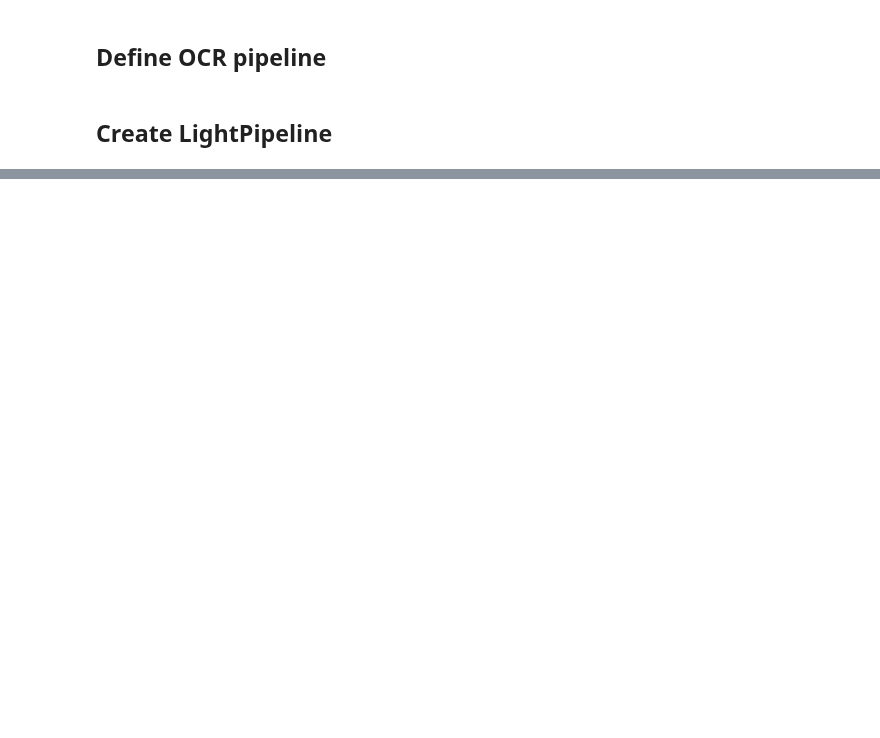
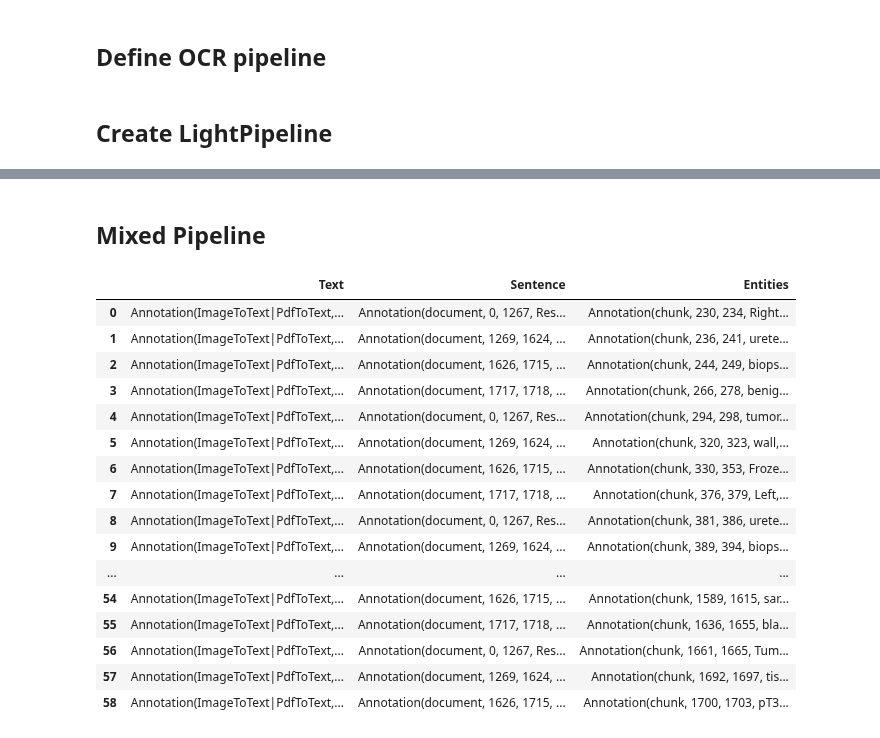
Before and after one commit to JohnSnowLabs/visual-nlp-workshop, a Jupyter notebook: jupyter/SparkOcrLightPipelines.ipynb, the cells around one changed output, grey strips where cells are left out. Drawn from its saved outputs; the diff is of its cells as text; code cells hidden in the pictures; blank space fills up the shorter version.

```diff
--- a/jupyter/SparkOcrLightPipelines.ipynb
+++ b/jupyter/SparkOcrLightPipelines.ipynb
@@ -31,7 +31,9 @@ from sparkocr import start
 if license:
     os.environ['JSL_OCR_LICENSE'] = license
 
-spark = start(secret=secret, jar_path=spark_ocr_jar_path)
+
+secret = '4.2.1-XYZXYZXYZXYZXYZXYZXYZXYZXYZ'
+spark = start(jar_path=spark_ocr_jar_path, nlp_secret=secret, nlp_jsl=True, nlp_version="4.2.1")
 spark
 # %% [output]
 Spark version: 3.2.1
@@ -43,5 +45,8 @@ Spark OCR version: 4.2.1rc1
 from pyspark.ml import PipelineModel
 from pyspark.sql.functions import *
 from sparkocr.transformers import *
+# %%
+import pkg_resources
+pdfs_path = pkg_resources.resource_filename('sparkocr', 'resources/ocr/pdfs/four_pages_clinical_note')
 # %%
-pdfs_path = "./pdfs"
+pdfs_path
@@ -87,0 +139,19 @@ result
+# %% [markdown]
+## Mixed Pipeline
+# %%
+# OCR pipeline
+from pyspark.ml import Pipeline, PipelineModel
+pipeline = Pipeline(stages=[
+    pdf_to_image,
+    ocr,
+    documentAssembler,
+    sentenceDetector,
+    tokenizer,
+    embeddings,
+    ner,
+    converter
+])
+
+empty_data = spark.createDataFrame([[b'', ""]]).toDF("content", "path")
+pipeline = pipeline.fit(empty_data)
+lp = LightPipeline(pipeline)
@@ -87,0 +160,28 @@ result
+# %%
+import pandas as pd
+import itertools as it
+
+single_page = result[0]
+p_df = pd.DataFrame(list(zip(it.cycle(single_page["text"]), it.cycle(single_page["sentence"]),
+                           single_page["entities"])),
+                 columns=["Text", "Sentence", "Entities"])
+
+p_df
+# %% [output]
+|  | Text | Sentence | Entities |
+| 0 | Annotation(ImageToText|PdfToText,... | Annotation(document, 0, 1267, Res... | Annotation(chunk, 230, 234, Right... |
+| 1 | Annotation(ImageToText|PdfToText,... | Annotation(document, 1269, 1624, ... | Annotation(chunk, 236, 241, urete... |
+| 2 | Annotation(ImageToText|PdfToText,... | Annotation(document, 1626, 1715, ... | Annotation(chunk, 244, 249, biops... |
+| 3 | Annotation(ImageToText|PdfToText,... | Annotation(document, 1717, 1718, ... | Annotation(chunk, 266, 278, benig... |
+| 4 | Annotation(ImageToText|PdfToText,... | Annotation(document, 0, 1267, Res... | Annotation(chunk, 294, 298, tumor... |
+| 5 | Annotation(ImageToText|PdfToText,... | Annotation(document, 1269, 1624, ... | Annotation(chunk, 320, 323, wall,... |
+| 6 | Annotation(ImageToText|PdfToText,... | Annotation(document, 1626, 1715, ... | Annotation(chunk, 330, 353, Froze... |
+| 7 | Annotation(ImageToText|PdfToText,... | Annotation(document, 1717, 1718, ... | Annotation(chunk, 376, 379, Left,... |
+| 8 | Annotation(ImageToText|PdfToText,... | Annotation(document, 0, 1267, Res... | Annotation(chunk, 381, 386, urete... |
+| 9 | Annotation(ImageToText|PdfToText,... | Annotation(document, 1269, 1624, ... | Annotation(chunk, 389, 394, biops... |
+| ... | ... | ... | ... |
+| 54 | Annotation(ImageToText|PdfToText,... | Annotation(document, 1626, 1715, ... | Annotation(chunk, 1589, 1615, sar... |
+| 55 | Annotation(ImageToText|PdfToText,... | Annotation(document, 1717, 1718, ... | Annotation(chunk, 1636, 1655, bla... |
+| 56 | Annotation(ImageToText|PdfToText,... | Annotation(document, 0, 1267, Res... | Annotation(chunk, 1661, 1665, Tum... |
+| 57 | Annotation(ImageToText|PdfToText,... | Annotation(document, 1269, 1624, ... | Annotation(chunk, 1692, 1697, tis... |
+| 58 | Annotation(ImageToText|PdfToText,... | Annotation(document, 1626, 1715, ... | Annotation(chunk, 1700, 1703, pT3... |
```
Also changed, not shown: parts of 8 cells of this notebook.
